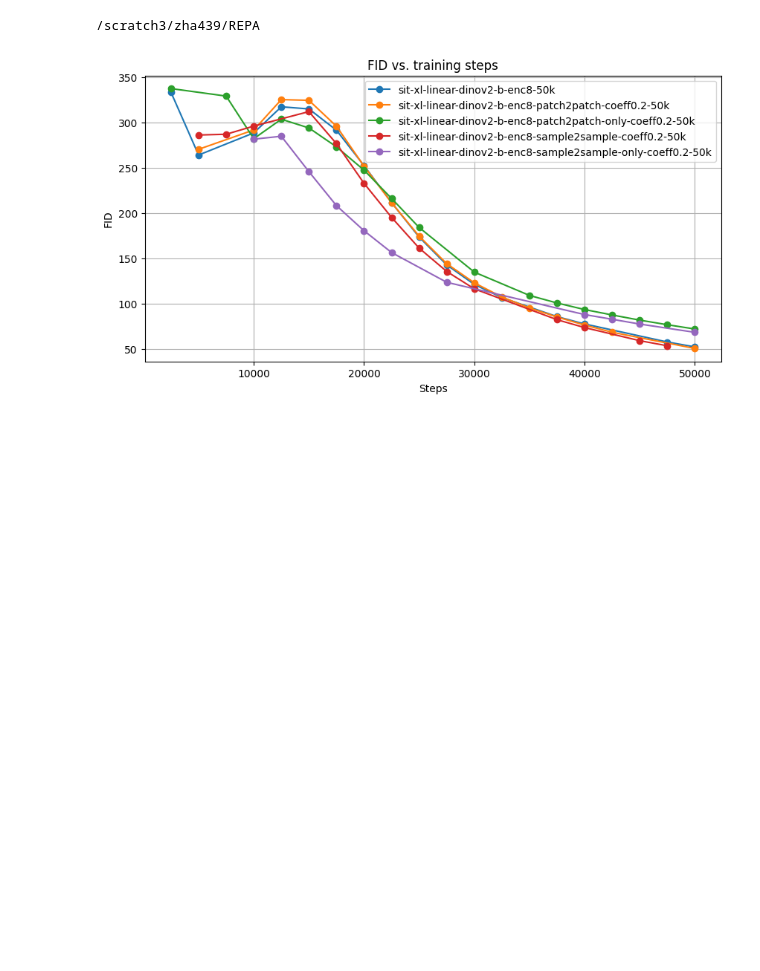
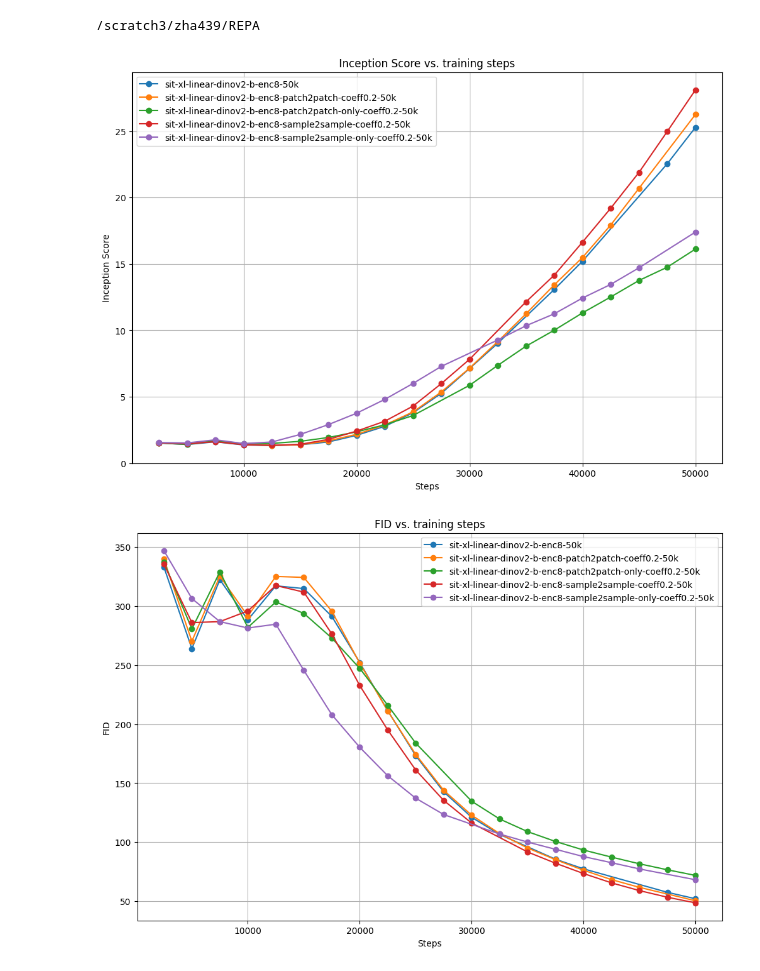
Before and after one commit to xingjianleng/REPA, a Jupyter notebook: notebooks/eval_2_plots.ipynb, the cells around one changed output. Cells and saved outputs as stored; diff of their text form; code cells hidden in the pictures; blank space fills up the shorter version.

Commit message:
Update notebook to plot training eval trend

```diff
--- a/notebooks/eval_2_plots.ipynb
+++ b/notebooks/eval_2_plots.ipynb
@@ -40,12 +43,15 @@ for f in sorted(os.listdir(base_path)):
 # %%
-plt.figure(figsize=(10, 5))
-for exp, inner_dict in exps_steps.items():
-    plt.plot([int(elem) for elem in inner_dict.keys()], inner_dict.values(), marker="o", label=exp)
-plt.xlabel("Steps")
-plt.ylabel(attr)
-plt.title(f"{attr} vs. training steps")
-plt.grid()
-plt.legend()
-plt.show()
+for attr in ["Inception Score", "FID", "sFID"]:
+    exps_steps = get_stats(attr)
+    plt.figure(figsize=(12, 8))
+    for exp, inner_dict in exps_steps.items():
+        plt.plot([int(elem) for elem in inner_dict.keys()], inner_dict.values(), marker="o", label=exp)
+    plt.xlabel("Steps")
+    plt.ylabel(attr)
+    plt.title(f"{attr} vs. training steps")
+    plt.grid()
+    plt.legend()
+    plt.show()
 # %% [output]
-[figure, old version]
+[figure, new version]
+[figure, added]
```
Also changed, not shown: parts of 2 cells of this notebook.
